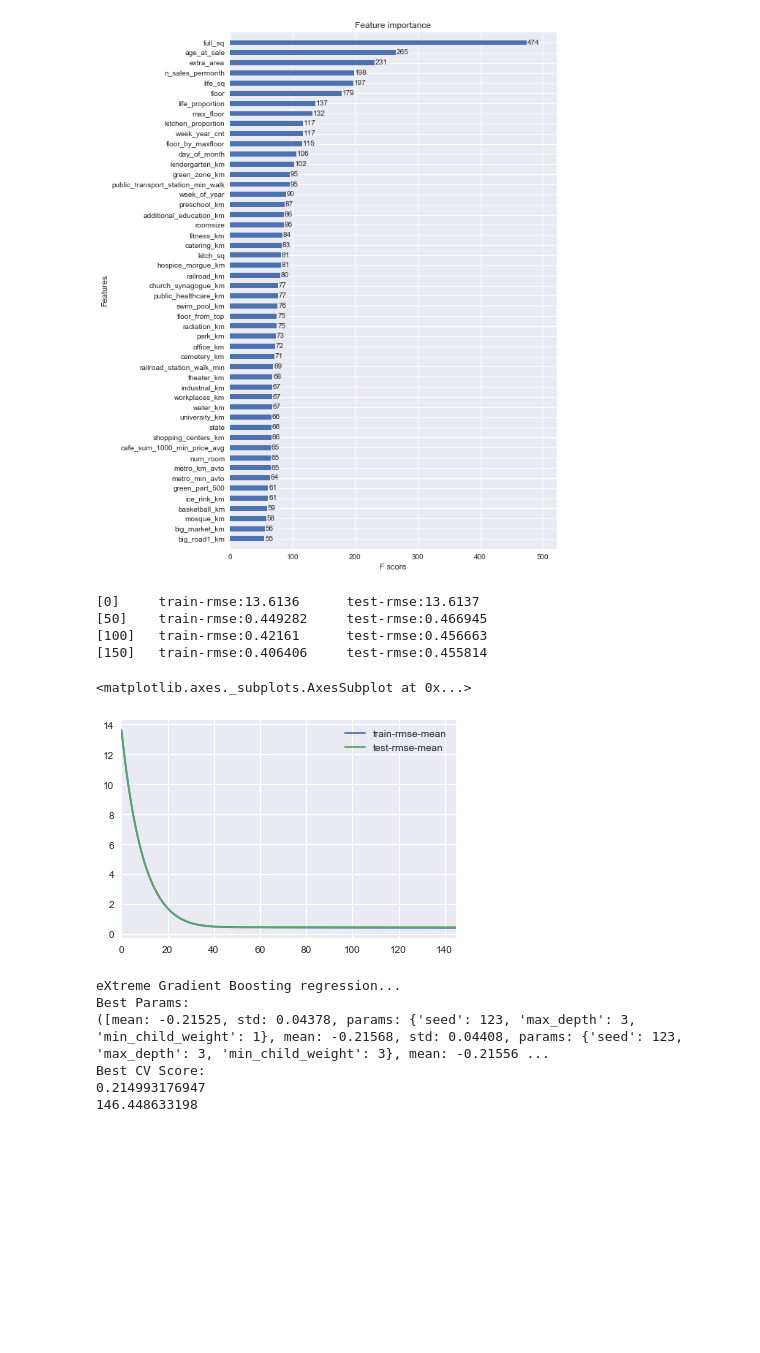
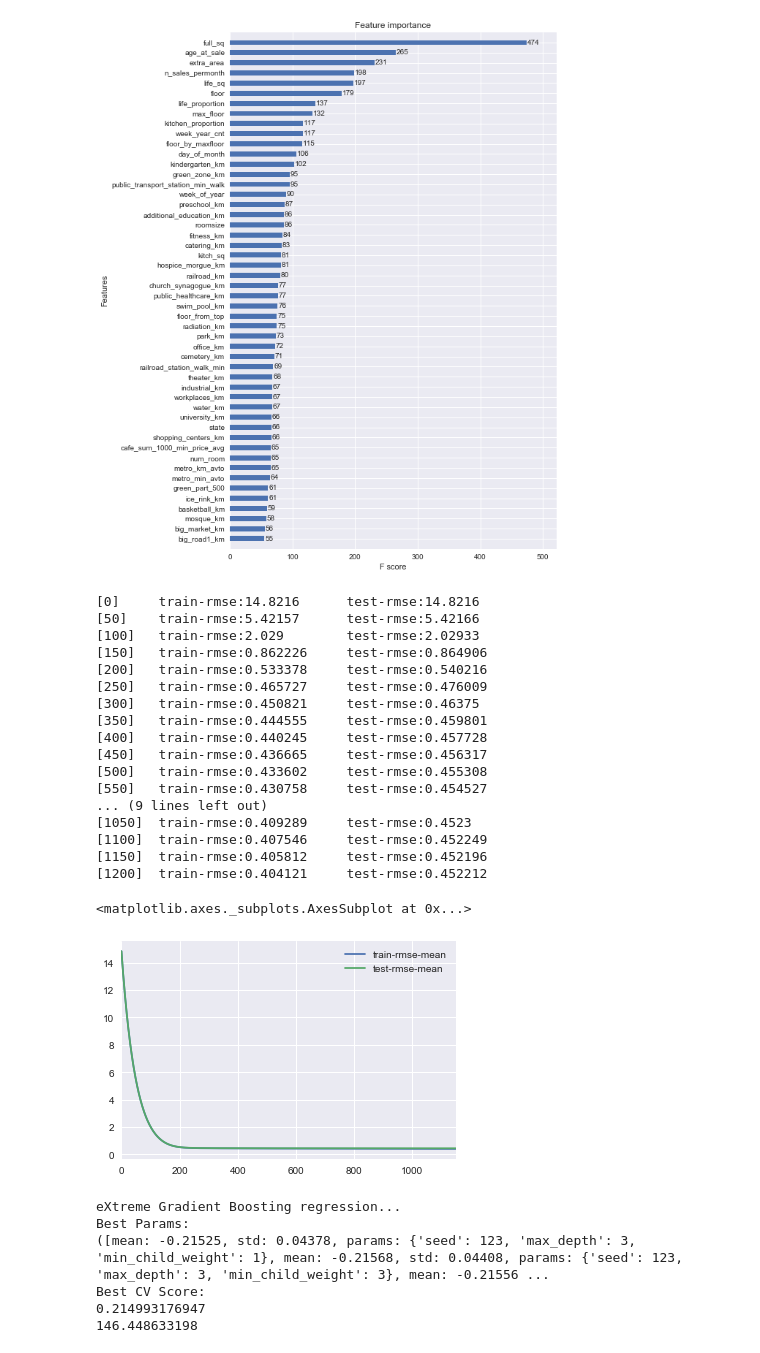
Before and after one commit to JCreeks/SyberbankHousingPrice, a Jupyter notebook: Initial_XGB_2_Additional_Features_Paratmeter_Tuning_log.ipynb, the cells around one changed output. Cells and saved outputs as stored; diff of their text form; code cells hidden in the pictures; blank space fills up the shorter version.

```diff
--- a/Initial_XGB_2_Additional_Features_Paratmeter_Tuning_log.ipynb
+++ b/Initial_XGB_2_Additional_Features_Paratmeter_Tuning_log.ipynb
@@ -382,41 +382,66 @@ CV metrics : 0.3962
 [figure]
 # %%
 xgb_params = {
-    'eta': .1,
+    'eta': .02,
     'max_depth': 4,
-    'subsample': 0.8,
-    'reg_alpha': 0,
+    'subsample': 0.95,
+    'reg_alpha': 10,
     'min_child_weight':4,
-    'colsample_bytree': 0.8,
+    'colsample_bytree': 0.6,
     'gamma': 0.4,
     'objective': 'reg:linear',
     'eval_metric': 'rmse',
     'silent': 1,
     'booster' :'gbtree',
     'tuneLength': 3,
     'seed': 123
 }
 
 dtrain = xgb.DMatrix(X_train[predictors], np.log(y_train+1))
 dtest = xgb.DMatrix(X_test[predictors])
 
 cv_output = xgb.cv(xgb_params, dtrain, num_boost_round=2000, early_stopping_rounds=50,\
     verbose_eval=50, show_stdv=False)
 cv_output[['train-rmse-mean', 'test-rmse-mean']].plot()
 
 #    'eta': .1,'max_depth': 5,'subsample': 0.8,'reg_alpha': 0,'min_child_weight':5,'colsample_bytree': 0.8,
 #'gamma': 0,'objective': 'reg:linear','eval_metric': 'rmse','silent': 1,'booster' :'gbtree','tuneLength': 3,
 #'seed': 123, CV: 0.455952
 #    'eta': .1,'max_depth': 4,'subsample': 0.8,'reg_alpha': 0,'min_child_weight':4,'colsample_bytree': 0.8,
 #'gamma': 0.4,'objective': 'reg:linear','eval_metric': 'rmse','silent': 1,'booster' :'gbtree','tuneLength': 3,
 #'seed': 123, CV: 0.455814
+#    'eta': .1,'max_depth': 4,'subsample': 0.95,'reg_alpha': 0,'min_child_weight':4,'colsample_bytree': 0.6,
+#'gamma': 0.4,'objective': 'reg:linear','eval_metric': 'rmse','silent': 1,'booster' :'gbtree','tuneLength': 3,
+#'seed': 123, CV: 0.454961
+#    'eta': .1,'max_depth': 4,'subsample': 0.95,'reg_alpha': 10,'min_child_weight':4,'colsample_bytree': 0.6,
+#'gamma': 0.4,'objective': 'reg:linear','eval_metric': 'rmse','silent': 1,'booster' :'gbtree','tuneLength': 3,
+#'seed': 123, CV: 0.454011
+#    'eta': .05,'max_depth': 4,'subsample': 0.95,'reg_alpha': 10,'min_child_weight':4,'colsample_bytree': 0.6,
+#'gamma': 0.4,'objective': 'reg:linear','eval_metric': 'rmse','silent': 1,'booster' :'gbtree','tuneLength': 3,
+#'seed': 123, CV: 0.452956
+#    'eta': .02,'max_depth': 4,'subsample': 0.95,'reg_alpha': 10,'min_child_weight':4,'colsample_bytree': 0.6,
+#'gamma': 0.4,'objective': 'reg:linear','eval_metric': 'rmse','silent': 1,'booster' :'gbtree','tuneLength': 3,
+#'seed': 123, CV: 0.452956, num1200
 # %% [output]
-[0]     train-rmse:13.6136      test-rmse:13.6137
-[50]    train-rmse:0.449282     test-rmse:0.466945
-[100]   train-rmse:0.42161      test-rmse:0.456663
-[150]   train-rmse:0.406406     test-rmse:0.455814
+[0]     train-rmse:14.8216      test-rmse:14.8216
+[50]    train-rmse:5.42157      test-rmse:5.42166
+[100]   train-rmse:2.029        test-rmse:2.02933
+[150]   train-rmse:0.862226     test-rmse:0.864906
+[200]   train-rmse:0.533378     test-rmse:0.540216
+[250]   train-rmse:0.465727     test-rmse:0.476009
+[300]   train-rmse:0.450821     test-rmse:0.46375
+[350]   train-rmse:0.444555     test-rmse:0.459801
+[400]   train-rmse:0.440245     test-rmse:0.457728
+[450]   train-rmse:0.436665     test-rmse:0.456317
+[500]   train-rmse:0.433602     test-rmse:0.455308
+[550]   train-rmse:0.430758     test-rmse:0.454527
+... (9 lines left out)
+[1050]  train-rmse:0.409289     test-rmse:0.4523
+[1100]  train-rmse:0.407546     test-rmse:0.452249
+[1150]  train-rmse:0.405812     test-rmse:0.452196
+[1200]  train-rmse:0.404121     test-rmse:0.452212
 <matplotlib.axes._subplots.AxesSubplot at 0x...>
-[figure, old version]
+[figure, new version]
 # %%
 t0=time()
 xgbreg = xgb.XGBRegressor(learning_rate=.1, n_estimators=150, max_depth=5, gamma=0, \
```
Also changed, not shown: parts of 8 cells of this notebook, 4 other files.
